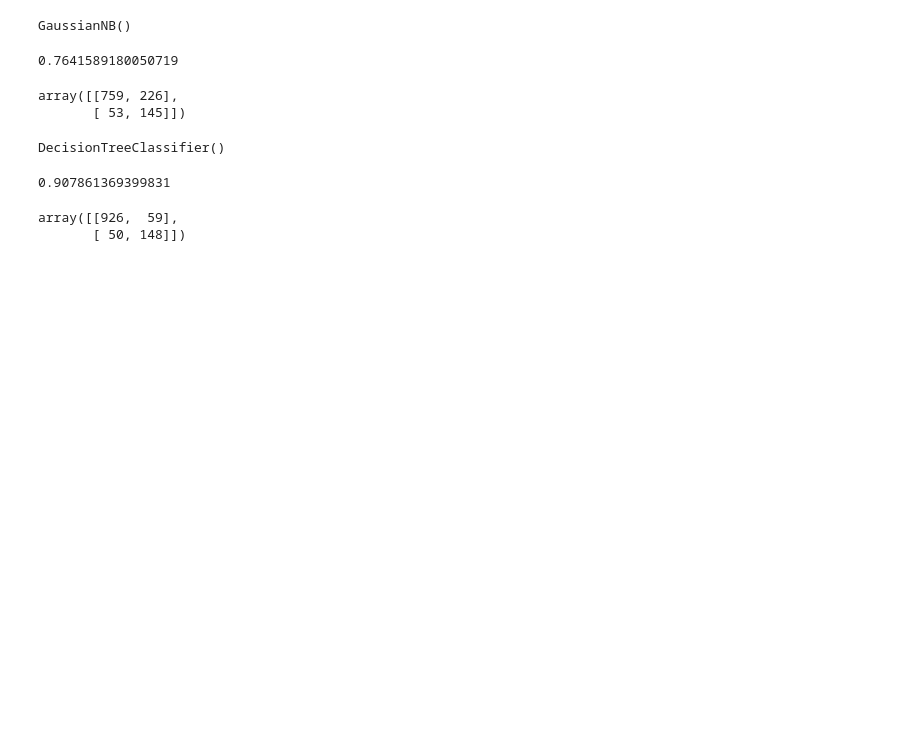
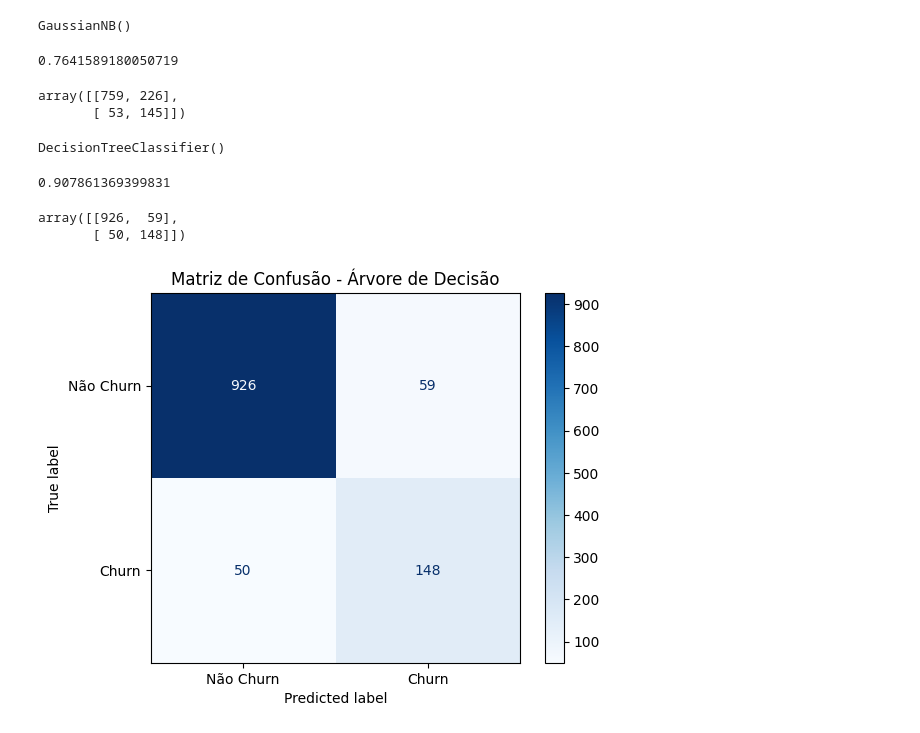
Before and after one commit to Vini7936/projeto_analise_churn, a Jupyter notebook: analise.ipynb, the cells around one changed output. Drawn from its saved outputs; the diff is of its cells as text; code cells hidden in the pictures; blank space fills up the shorter version.

```diff
--- a/analise.ipynb
+++ b/analise.ipynb
@@ -190,0 +193,13 @@ array([[926,  59],
+# %%
+disp = ConfusionMatrixDisplay.from_estimator(
+    arvore,
+    X_test,
+    y_test,
+    display_labels=['Não Churn', 'Churn'],
+    cmap=plt.cm.Blues
+)
+disp.ax_.set_title("Matriz de Confusão - Árvore de Decisão")
+plt.savefig('grafico.png', bbox_inches='tight', dpi=300)
+plt.show()
+# %% [output]
+[figure, added]
```
Also changed, not shown: parts of 2 cells of this notebook.
